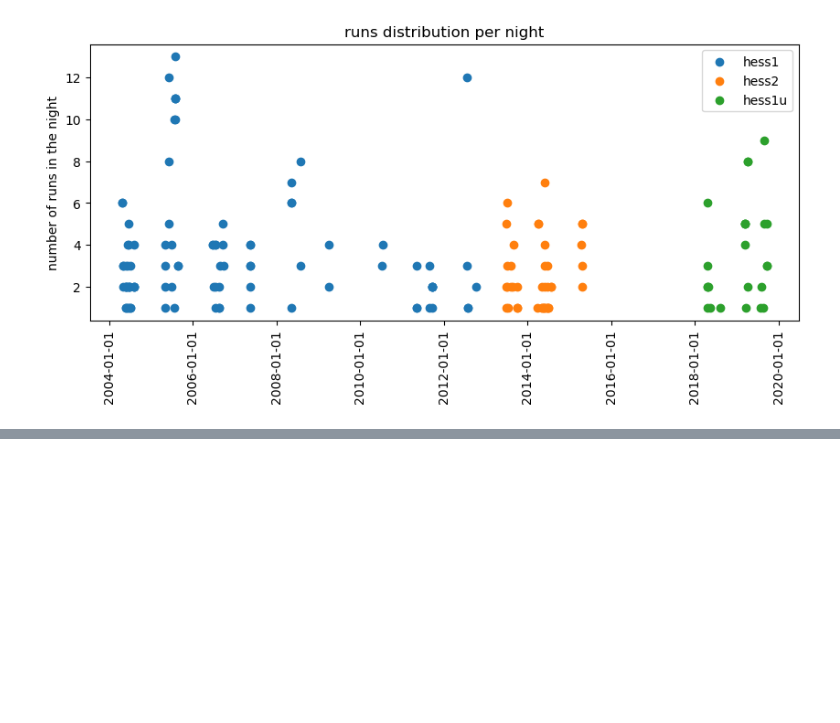
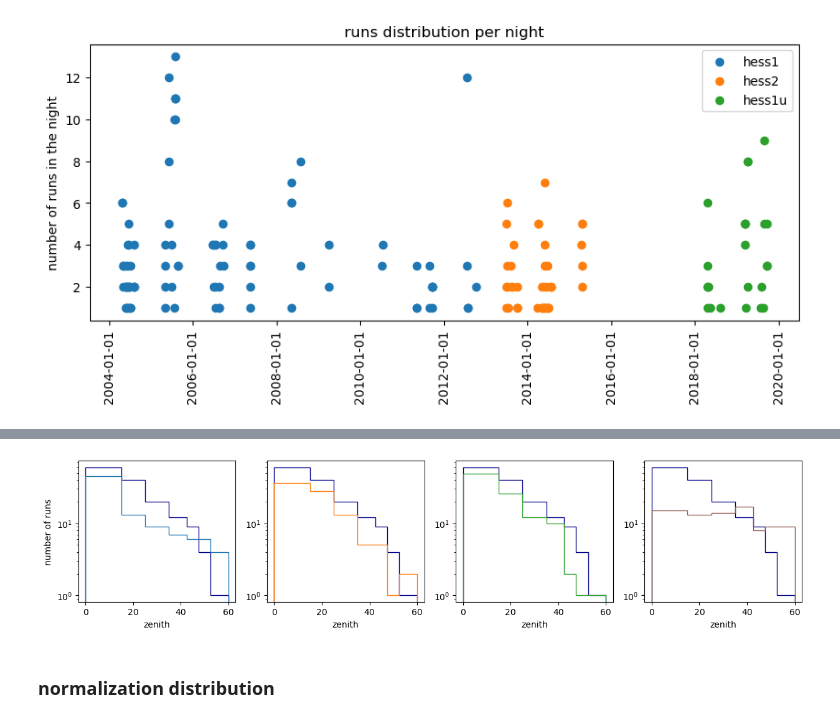
Before and after one commit to kaoriinakashima/GC, a Jupyter notebook: HESS/0.a-checking_runs.ipynb, the cells around one changed output, grey strips where cells are left out. Drawn from its saved outputs; the diff is of its cells as text; code cells hidden in the pictures; blank space fills up the shorter version.

```diff
--- a/HESS/0.a-checking_runs.ipynb
+++ b/HESS/0.a-checking_runs.ipynb
@@ -55,0 +170,19 @@ plt.show()
+# %%
+color_list = ['darkblue', 'C0', 'C1', 'C2', 'C5']
+
+fig, ax = plt.subplots(1,4, figsize=(15, 3), dpi=100)
+
+zen_bins=cfg['zen_bins']
+for i, table in enumerate(full_info):
+    if i!=0:
+        ax[i-1].hist(full_info[0]['ZEN_PNT'], histtype='step', bins = zen_bins, color=colors[0])
+        ax[i-1].hist(table['ZEN_PNT'], histtype='step', bins = zen_bins, color=colors[i])
+        if i==1:
+            ax[i-1].set_ylabel('number of runs')
+        ax[i-1].set_xlabel('zenith')
+        ax[i-1].set_yscale('log')
+plt.show()
+# %% [output]
+[figure, added]
+# %% [markdown]
+### normalization distribution
```
Also changed, not shown: parts of 16 cells of this notebook, 1 other file.
